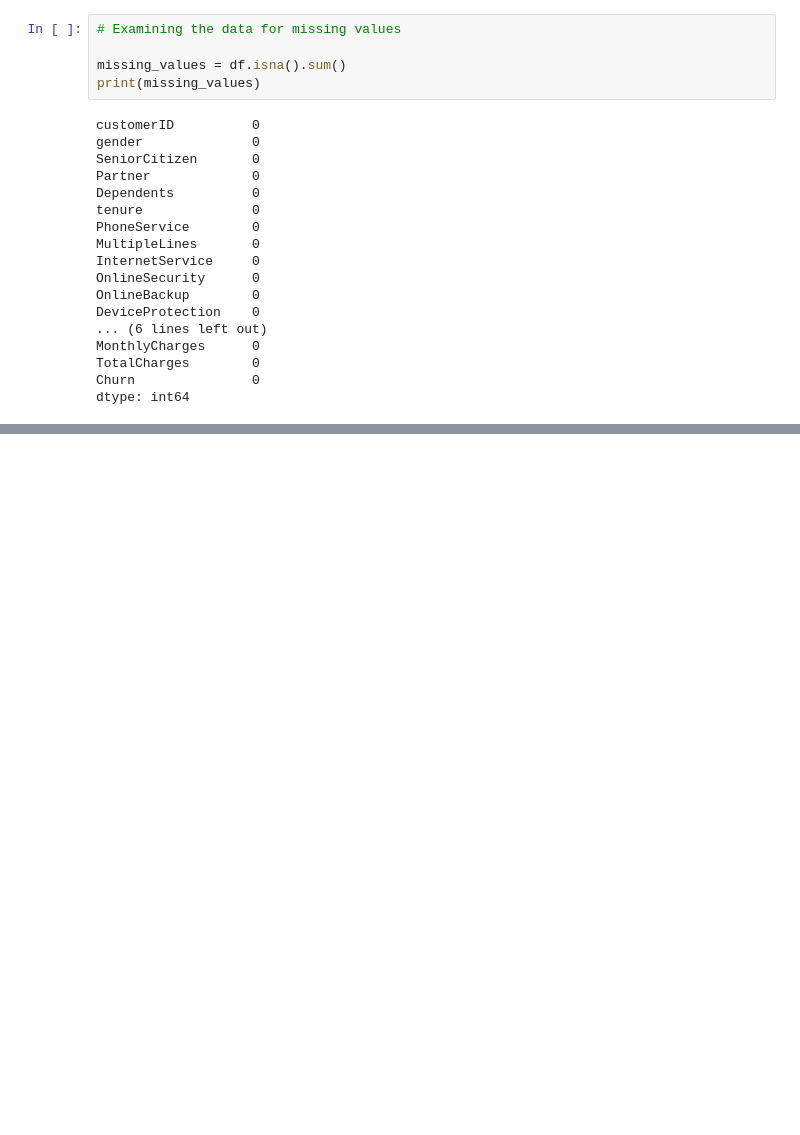
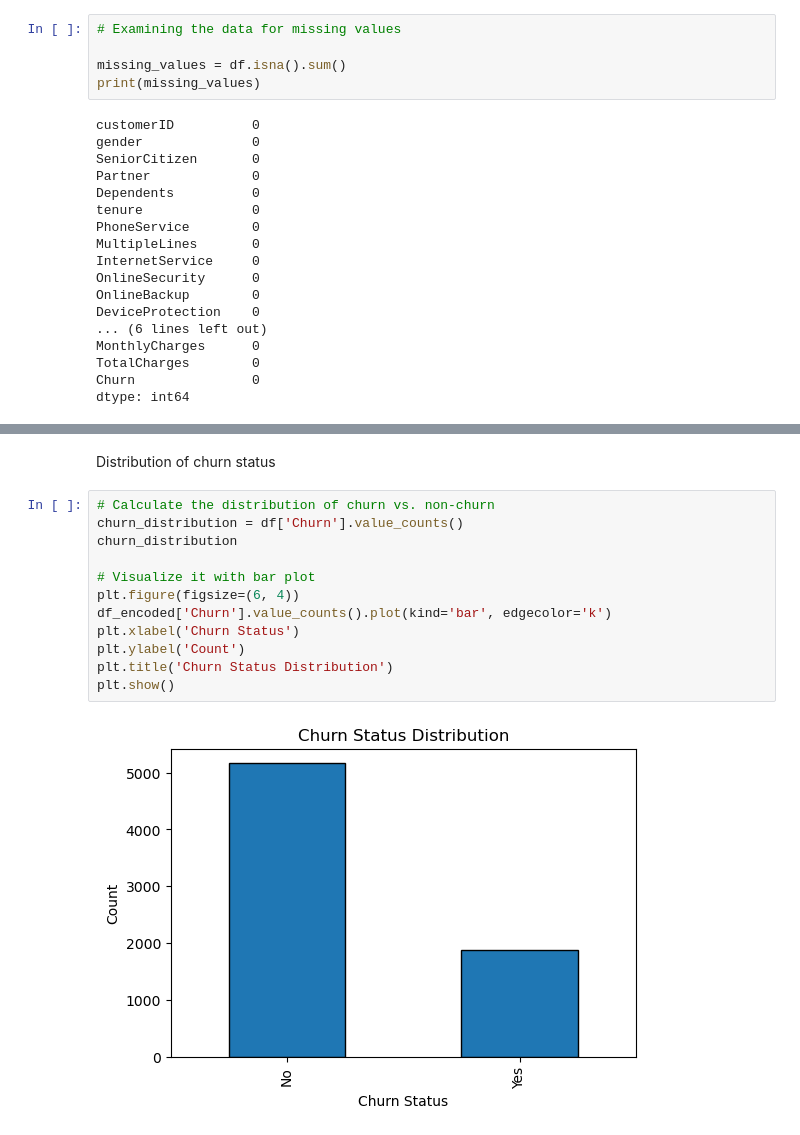
Before and after one commit to amadasunese/cta_bootcamp, a Jupyter notebook: notebook.ipynb, the cells around one changed output, grey strips where cells are left out. Saved outputs shown, nothing was run; the diff lists cells and outputs as text; blank space fills up the shorter version.

```diff
--- a/notebook.ipynb
+++ b/notebook.ipynb
@@ -273,0 +248,16 @@ TypeError: Could not convert 29.85108.15151.65820.51949.4301.93046.05587.455036.
+# %% [markdown]
+<p>Distribution of churn status</p>
+# %%
+# Calculate the distribution of churn vs. non-churn
+churn_distribution = df['Churn'].value_counts()
+churn_distribution
+
+# Visualize it with bar plot
+plt.figure(figsize=(6, 4))
+df_encoded['Churn'].value_counts().plot(kind='bar', edgecolor='k')
+plt.xlabel('Churn Status')
+plt.ylabel('Count')
+plt.title('Churn Status Distribution')
+plt.show()
+# %% [output]
+[figure, added]
```
Also changed, not shown: parts of 50 cells of this notebook.
